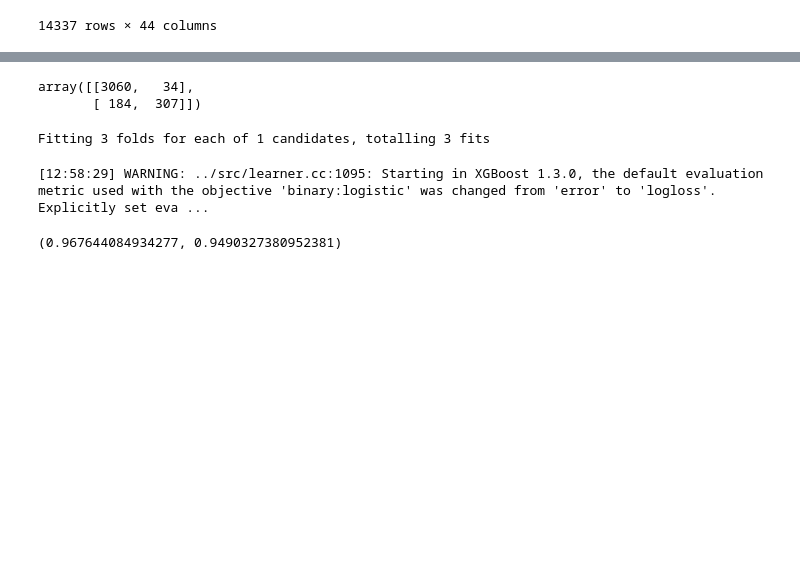
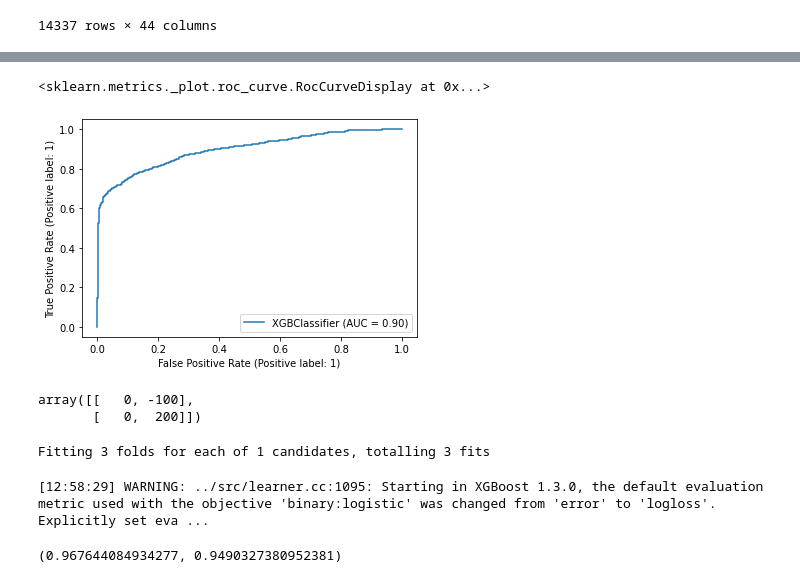
Before and after one commit to ZackStrater/fraud-detection, a Jupyter notebook: src/Daniel_model.ipynb, the cells around one changed output, grey strips where cells are left out. Drawn from its saved outputs; the diff is of its cells as text; code cells hidden in the pictures; blank space fills up the shorter version.

```diff
--- a/src/Daniel_model.ipynb
+++ b/src/Daniel_model.ipynb
@@ -149,5 +168,0 @@ print(confusion_matrix(y_test, pred_test))
-# %%
-pred_test = XGB.predict(X_test)
-precision_score(y_test, pred_test), accuracy_score(y_test, pred_test)
-
-XGB = pickle.dump(XGB, open('XGB', 'wb'))
@@ -156,9 +220,14 @@ XGB = pickle.dump(XGB, open('XGB', 'wb'))
+# %%
+plot_roc_curve(XGB, X_test, y_test)
+# %% [output]
+<sklearn.metrics._plot.roc_curve.RocCurveDisplay at 0x...>
+[figure, added]
 # %%
 ## learning_rate, n_estimators,
-# %%
-confusion_matrix(y_test, pred_test)
-# %% [output]
-array([[3060,   34],
-       [ 184,  307]])
+# %%
+np.array([[0,-100],[0,200]])
+# %% [output]
+array([[   0, -100],
+       [   0,  200]])
 # %%
 XGB = XGBClassifier()
```
Also changed, not shown: parts of 12 cells of this notebook, 9 other files.
